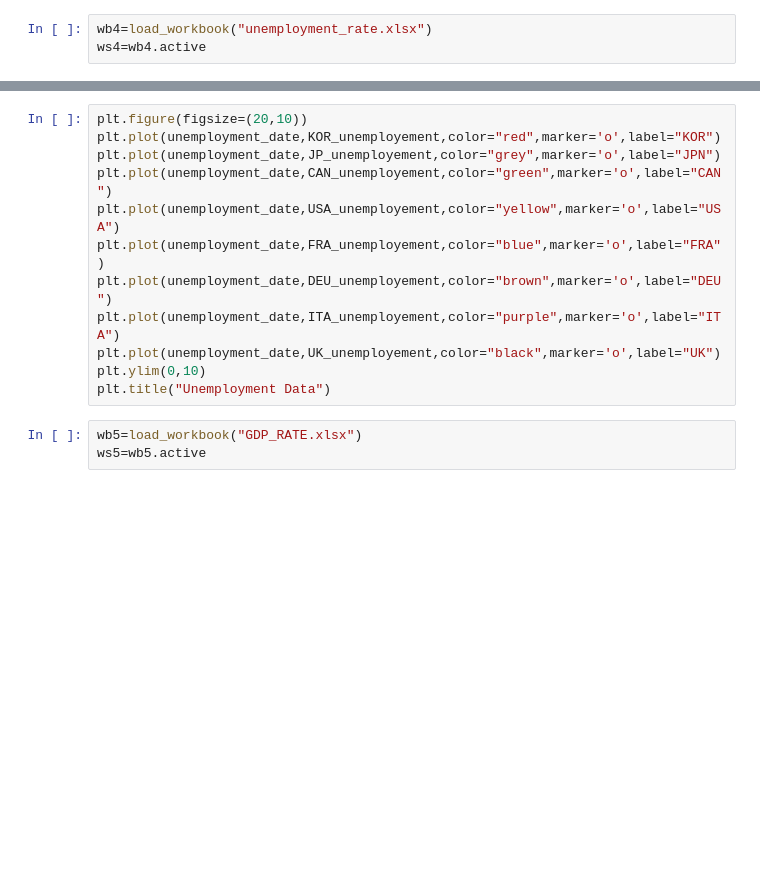
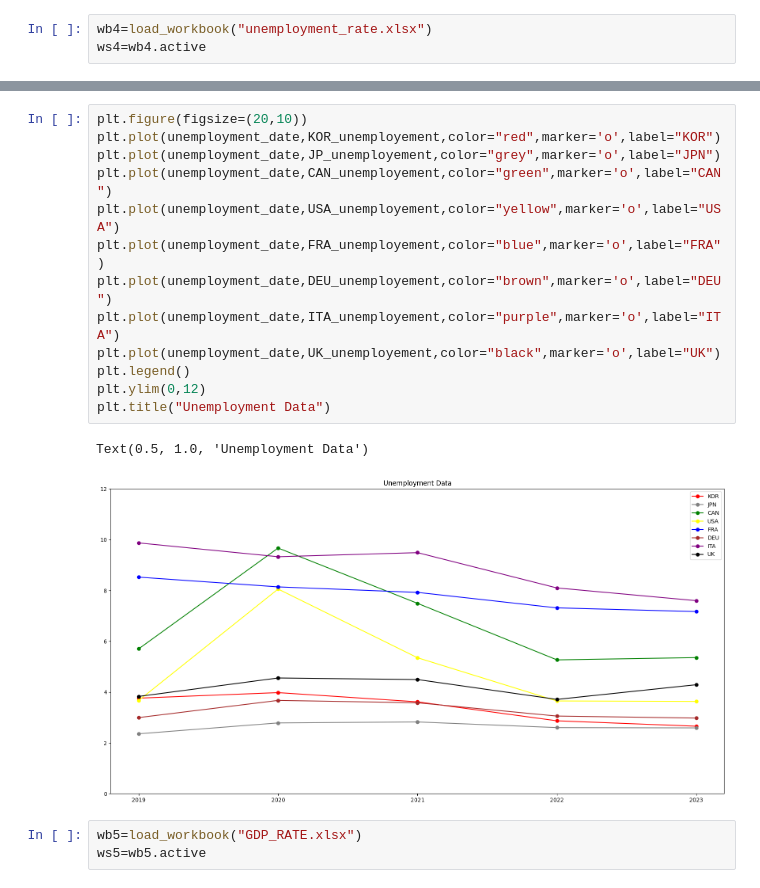
Before and after one commit to WonwooJacobSong/G7_Korea_cpidata, a Jupyter notebook: inflation_data.ipynb, the cells around one changed output, grey strips where cells are left out. Cells and saved outputs as stored; diff of their text form; blank space fills up the shorter version.

```diff
--- a/inflation_data.ipynb
+++ b/inflation_data.ipynb
@@ -345,15 +371,19 @@ unemployment_rate_df
 # %%
 plt.figure(figsize=(20,10))
 plt.plot(unemployment_date,KOR_unemployement,color="red",marker='o',label="KOR")
 plt.plot(unemployment_date,JP_unemployement,color="grey",marker='o',label="JPN")
 plt.plot(unemployment_date,CAN_unemployement,color="green",marker='o',label="CAN")
 plt.plot(unemployment_date,USA_unemployement,color="yellow",marker='o',label="USA")
 plt.plot(unemployment_date,FRA_unemployement,color="blue",marker='o',label="FRA")
 plt.plot(unemployment_date,DEU_unemployement,color="brown",marker='o',label="DEU")
 plt.plot(unemployment_date,ITA_unemployement,color="purple",marker='o',label="ITA")
 plt.plot(unemployment_date,UK_unemployement,color="black",marker='o',label="UK")
-plt.ylim(0,10)
+plt.legend()
+plt.ylim(0,12)
 plt.title("Unemployment Data")
+# %% [output]
+Text(0.5, 1.0, 'Unemployment Data')
+[figure, added]
 # %%
 wb5=load_workbook("GDP_RATE.xlsx")
 ws5=wb5.active
```
Also changed, not shown: parts of 12 cells of this notebook.
